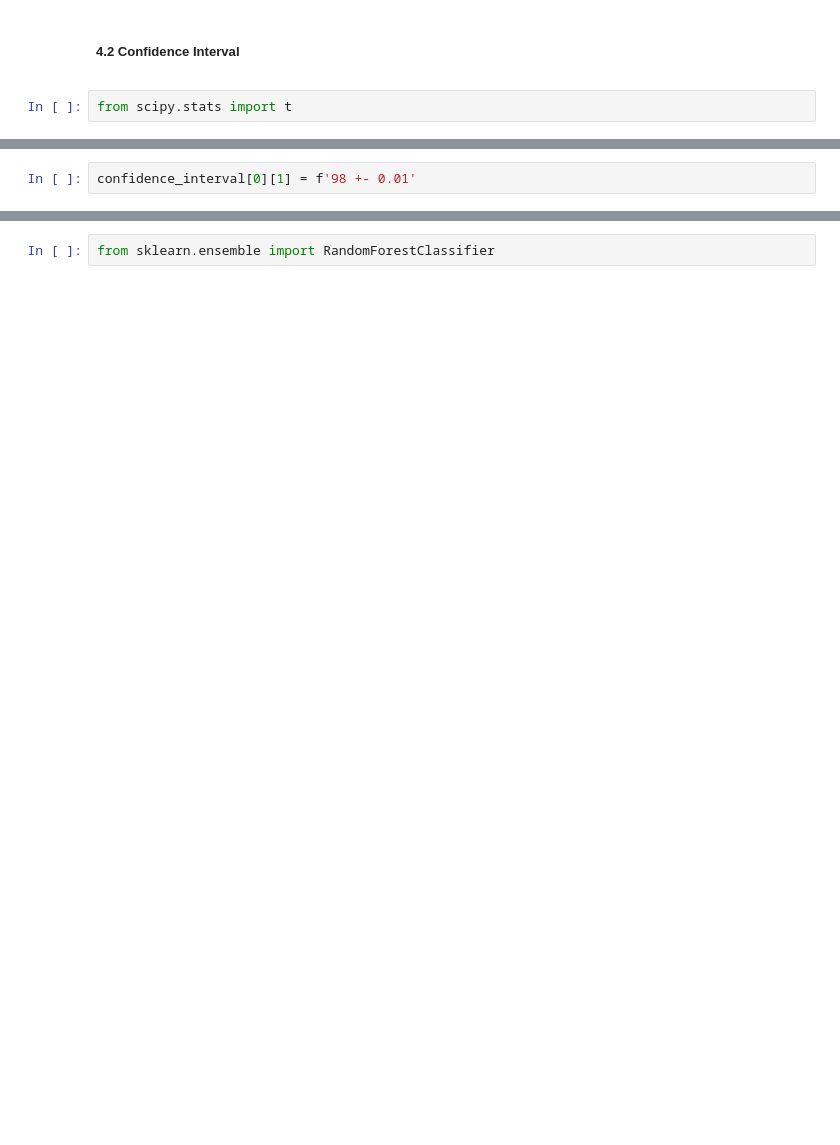
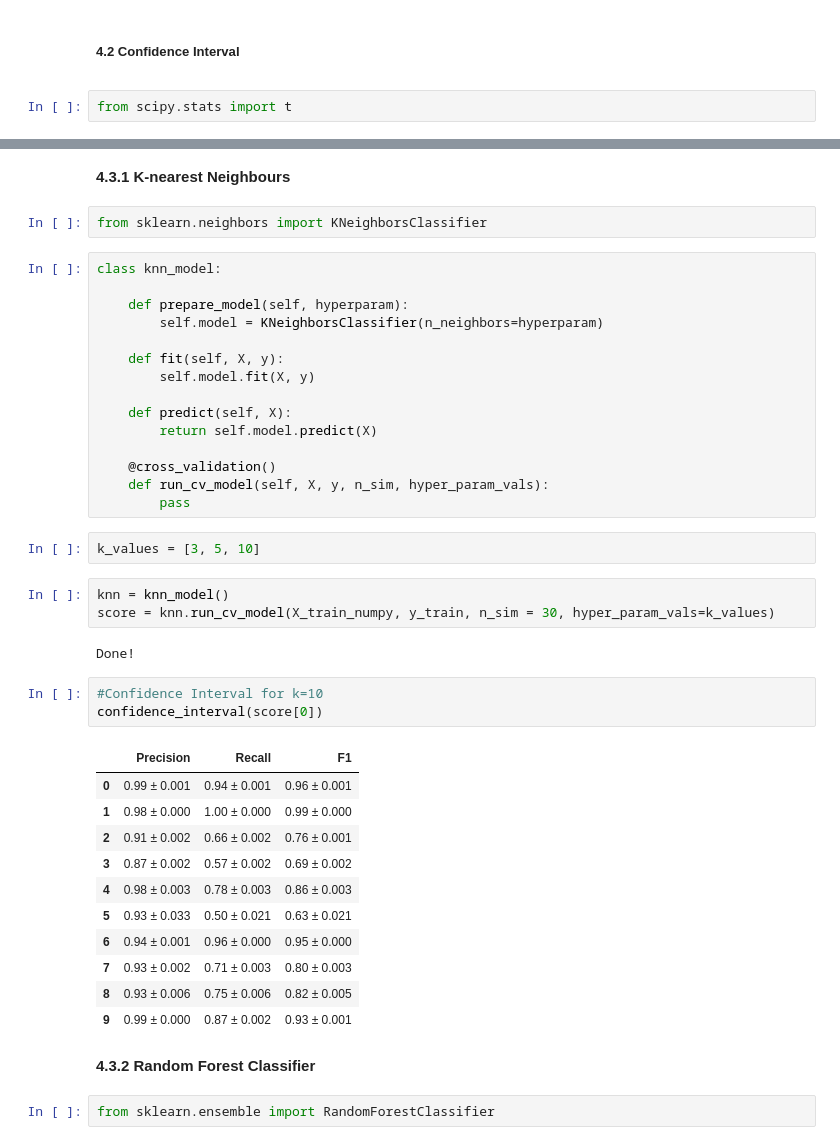
Before and after one commit to BillCoML/cell_anotation, a Jupyter notebook: cell_type.ipynb, the cells around one changed output, grey strips where cells are left out. Cells and saved outputs as stored; diff of their text form; blank space fills up the shorter version.

Commit message:
Added a few more models

```diff
--- a/cell_type.ipynb
+++ b/cell_type.ipynb
@@ -679,2 +622,0 @@ confidence_interval = np.repeat("N/A", 10*3).reshape(10,3)
-# %%
-confidence_interval[0][1] = f'98 +- 0.01'
@@ -731,2 +625,45 @@ gc.collect()
+# %% [markdown]
+**4.3.1 K-nearest Neighbours**
+# %%
+from sklearn.neighbors import KNeighborsClassifier
+# %%
+class knn_model:
+
+    def prepare_model(self, hyperparam):
+        self.model = KNeighborsClassifier(n_neighbors=hyperparam)
+
+    def fit(self, X, y):
+        self.model.fit(X, y)
+
+    def predict(self, X):
+        return self.model.predict(X)
+
+    @cross_validation()
+    def run_cv_model(self, X, y, n_sim, hyper_param_vals):
+        pass
+# %%
+k_values = [3, 5, 10]
+# %%
+knn = knn_model()
+score = knn.run_cv_model(X_train_numpy, y_train, n_sim = 30, hyper_param_vals=k_values)
+# %% [output]
+Done!
+# %%
+#Confidence Interval for k=10
+confidence_interval(score[0])
+# %% [output]
+|  | Precision | Recall | F1 |
+| 0 | 0.99 ± 0.001 | 0.94 ± 0.001 | 0.96 ± 0.001 |
+| 1 | 0.98 ± 0.000 | 1.00 ± 0.000 | 0.99 ± 0.000 |
+| 2 | 0.91 ± 0.002 | 0.66 ± 0.002 | 0.76 ± 0.001 |
+| 3 | 0.87 ± 0.002 | 0.57 ± 0.002 | 0.69 ± 0.002 |
+| 4 | 0.98 ± 0.003 | 0.78 ± 0.003 | 0.86 ± 0.003 |
+| 5 | 0.93 ± 0.033 | 0.50 ± 0.021 | 0.63 ± 0.021 |
+| 6 | 0.94 ± 0.001 | 0.96 ± 0.000 | 0.95 ± 0.000 |
+| 7 | 0.93 ± 0.002 | 0.71 ± 0.003 | 0.80 ± 0.003 |
+| 8 | 0.93 ± 0.006 | 0.75 ± 0.006 | 0.82 ± 0.005 |
+| 9 | 0.99 ± 0.000 | 0.87 ± 0.002 | 0.93 ± 0.001 |
+# %% [markdown]
+**4.3.2 Random Forest Classifier**
 # %%
 from sklearn.ensemble import RandomForestClassifier
```
Also changed, not shown: parts of 62 cells of this notebook, 1 other file.
